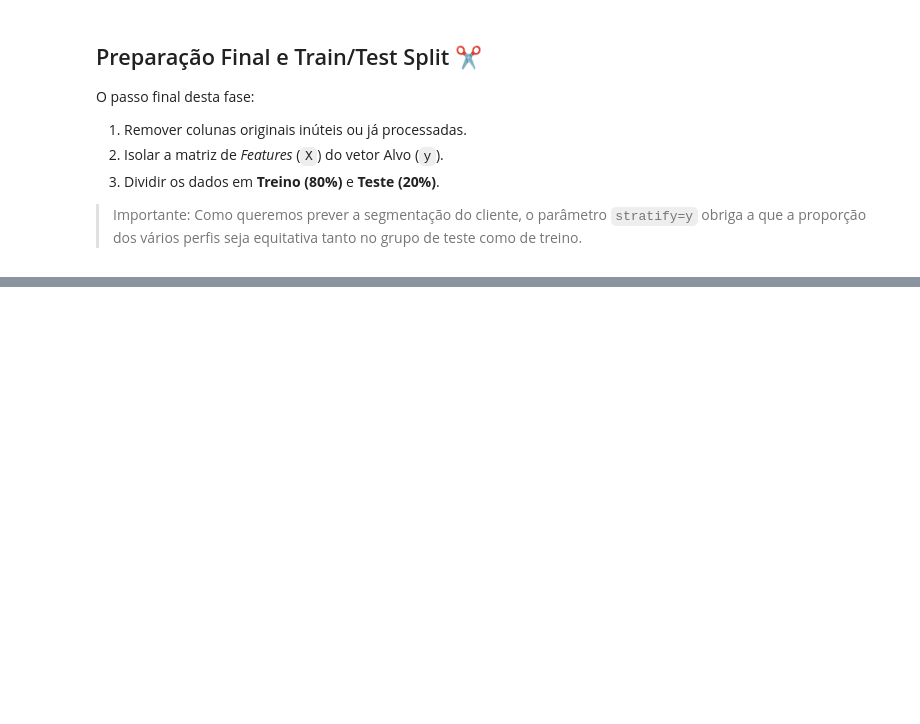
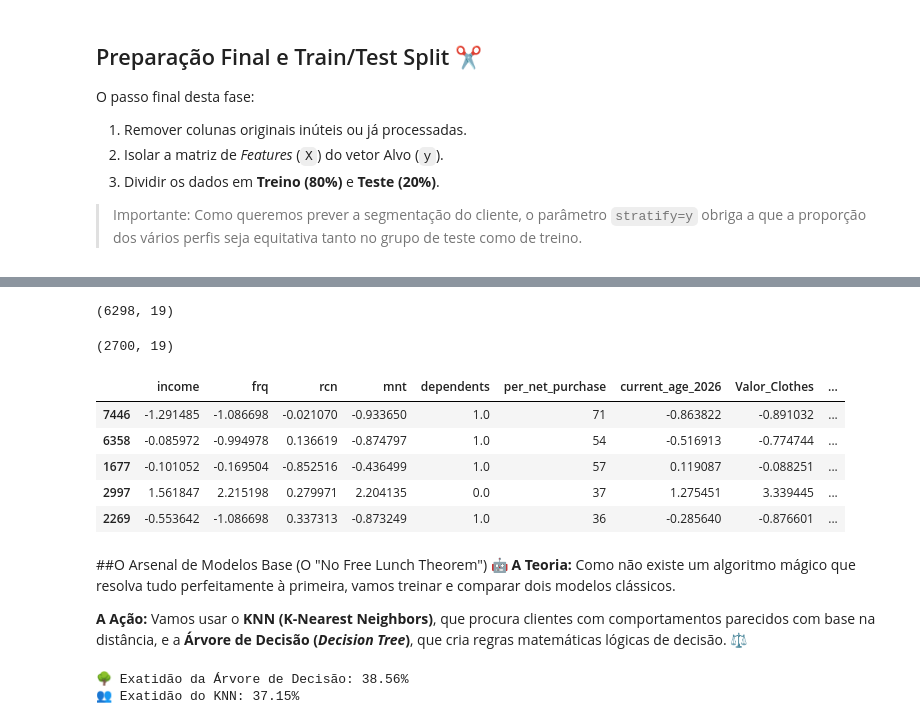
Before and after one commit to MPCCoder/Data-Science-e-Modelos-Preditivos, a Jupyter notebook: Data_Science_e_Modelos_Preditivos_Lab4.ipynb, the cells around one changed output, grey strips where cells are left out. Cells and saved outputs as stored; diff of their text form; code cells hidden in the pictures; blank space fills up the shorter version.

```diff
--- a/Data_Science_e_Modelos_Preditivos_Lab4.ipynb
+++ b/Data_Science_e_Modelos_Preditivos_Lab4.ipynb
@@ -566,0 +570,41 @@ Teste  -> Features: (1800, 19), Target: (1800,)
+# %%
+X_train.shape
+# %% [output]
+(6298, 19)
+# %%
+X_test.shape
+# %% [output]
+(2700, 19)
+# %%
+X_train.head()
+# %% [output]
+|  | income | frq | rcn | mnt | dependents | per_net_purchase | current_age_2026 | Valor_Clothes | ... |
+| 7446 | -1.291485 | -1.086698 | -0.021070 | -0.933650 | 1.0 | 71 | -0.863822 | -0.891032 | ... |
+| 6358 | -0.085972 | -0.994978 | 0.136619 | -0.874797 | 1.0 | 54 | -0.516913 | -0.774744 | ... |
+| 1677 | -0.101052 | -0.169504 | -0.852516 | -0.436499 | 1.0 | 57 | 0.119087 | -0.088251 | ... |
+| 2997 | 1.561847 | 2.215198 | 0.279971 | 2.204135 | 0.0 | 37 | 1.275451 | 3.339445 | ... |
+| 2269 | -0.553642 | -1.086698 | 0.337313 | -0.873249 | 1.0 | 36 | -0.285640 | -0.876601 | ... |
+# %% [markdown]
+##O Arsenal de Modelos Base (O "No Free Lunch Theorem") 🤖
+**A Teoria:** Como não existe um algoritmo mágico que resolva tudo perfeitamente à primeira, vamos treinar e comparar dois modelos clássicos.
+
+**A Ação:** Vamos usar o **KNN (K-Nearest Neighbors)**, que procura clientes com comportamentos parecidos com base na distância, e a **Árvore de Decisão (*Decision Tree*)**, que cria regras matemáticas lógicas de decisão. ⚖️
+# %%
+from sklearn.tree import DecisionTreeClassifier
+from sklearn.neighbors import KNeighborsClassifier
+from sklearn.metrics import accuracy_score
+
+modelo_arvore = DecisionTreeClassifier(max_depth=6, random_state=42)
+modelo_knn = KNeighborsClassifier(n_neighbors=6)
+
+modelo_arvore.fit(X_train, y_train)
+modelo_knn.fit(X_train, y_train)
+
+acc_arvore = accuracy_score(y_test,modelo_arvore.predict(X_test))
+acc_knn = accuracy_score(y_test, modelo_knn.predict(X_test))
+
+print(f"🌳 Exatidão da Árvore de Decisão: {acc_arvore * 100:.2f}%")
+print(f"👥 Exatidão do KNN: {acc_knn * 100:.2f}%")
+# %% [output]
+🌳 Exatidão da Árvore de Decisão: 38.56%
+👥 Exatidão do KNN: 37.15%
```
Also changed, not shown: parts of 9 cells of this notebook.
